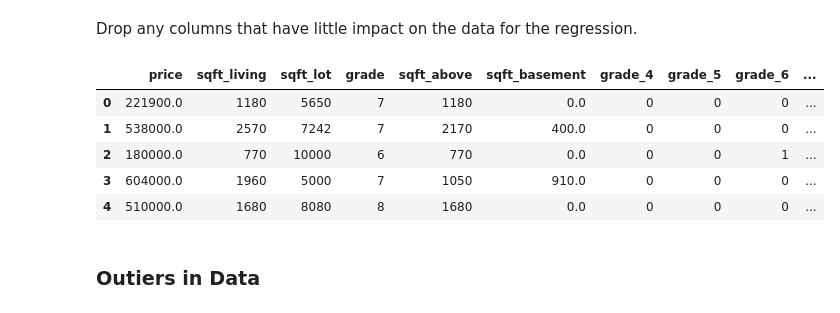
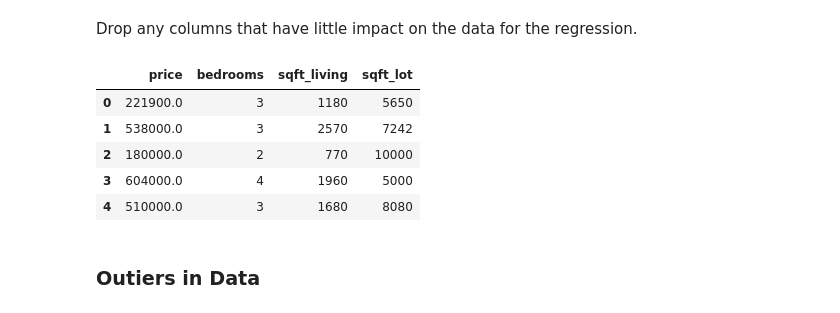
Before and after one commit to umapalam/dsc-v2-mod1-final-project-online-ds-pt-051319, a Jupyter notebook: student.ipynb, the cells around one changed output. Cells and saved outputs as stored; diff of their text form; code cells hidden in the pictures.

```diff
--- a/student.ipynb
+++ b/student.ipynb
@@ -407,14 +459,14 @@ Index(['id', 'date', 'price', 'bedrooms', 'bathrooms', 'sqft_living',
 # %% [markdown]
 Drop any columns that have little impact on the data for the regression.
 # %%
-df.drop(['id','date','condition','view','sqft_living15','sqft_lot15','bedrooms','bathrooms','floors','sqft_basement_categories','lat','long','zipcode','yr_built'], axis=1).head()
+df.drop(['id','date','condition','floors','sqft_basement','grade','sqft_above','view','sqft_living15','sqft_lot15','bathrooms','sqft_basement_categories','lat','long','zipcode','yr_built'], axis=1).head()
 # %% [output]
-|  | price | sqft_living | sqft_lot | grade | sqft_above | sqft_basement | grade_4 | grade_5 | grade_6 | ... |
-| 0 | 221900.0 | 1180 | 5650 | 7 | 1180 | 0.0 | 0 | 0 | 0 | ... |
-| 1 | 538000.0 | 2570 | 7242 | 7 | 2170 | 400.0 | 0 | 0 | 0 | ... |
-| 2 | 180000.0 | 770 | 10000 | 6 | 770 | 0.0 | 0 | 0 | 1 | ... |
-| 3 | 604000.0 | 1960 | 5000 | 7 | 1050 | 910.0 | 0 | 0 | 0 | ... |
-| 4 | 510000.0 | 1680 | 8080 | 8 | 1680 | 0.0 | 0 | 0 | 0 | ... |
+|  | price | bedrooms | sqft_living | sqft_lot |
+| 0 | 221900.0 | 3 | 1180 | 5650 |
+| 1 | 538000.0 | 3 | 2570 | 7242 |
+| 2 | 180000.0 | 2 | 770 | 10000 |
+| 3 | 604000.0 | 4 | 1960 | 5000 |
+| 4 | 510000.0 | 3 | 1680 | 8080 |
 # %% [markdown]
 ### Outiers in Data
 # %% [markdown]
```
Also changed, not shown: parts of 33 cells of this notebook.
